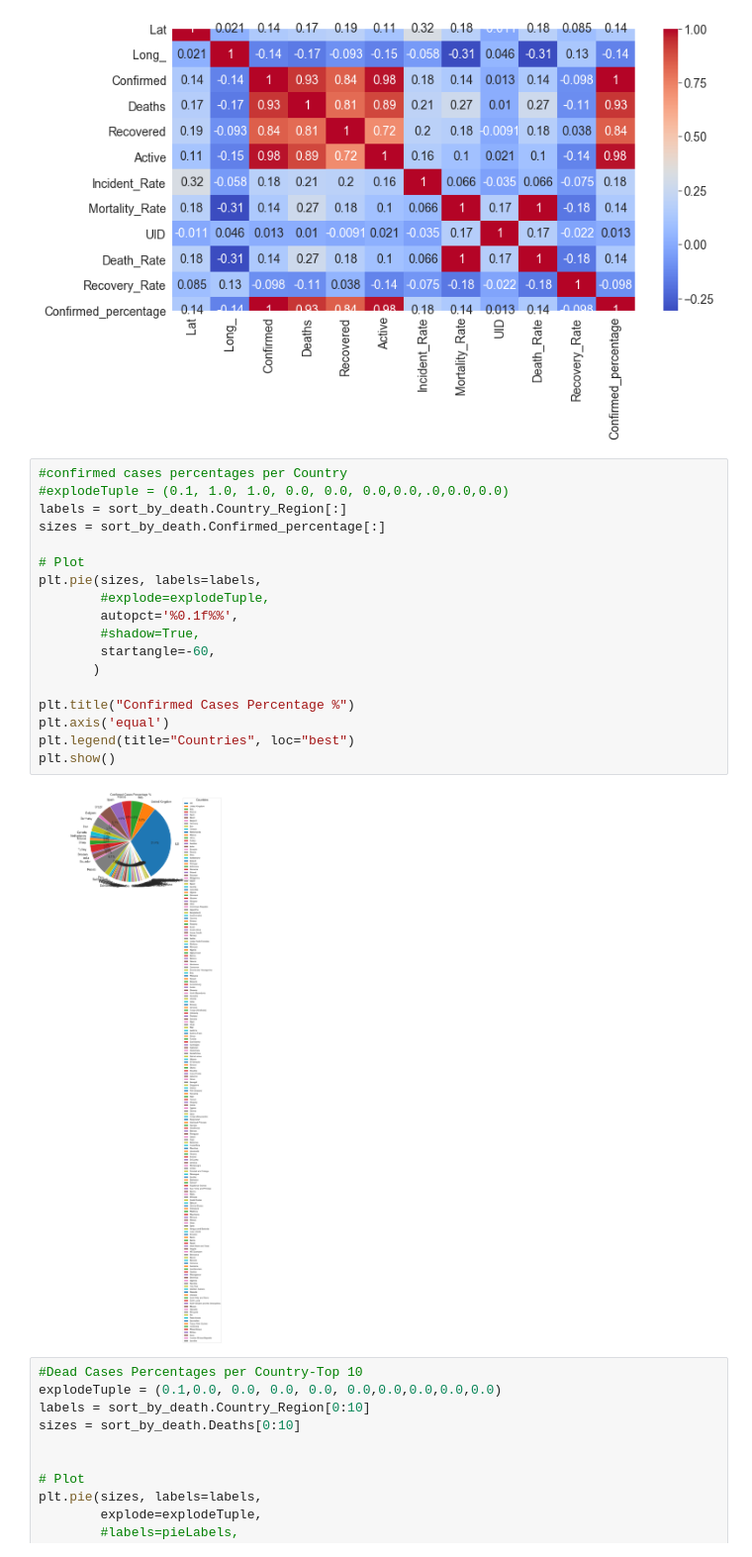
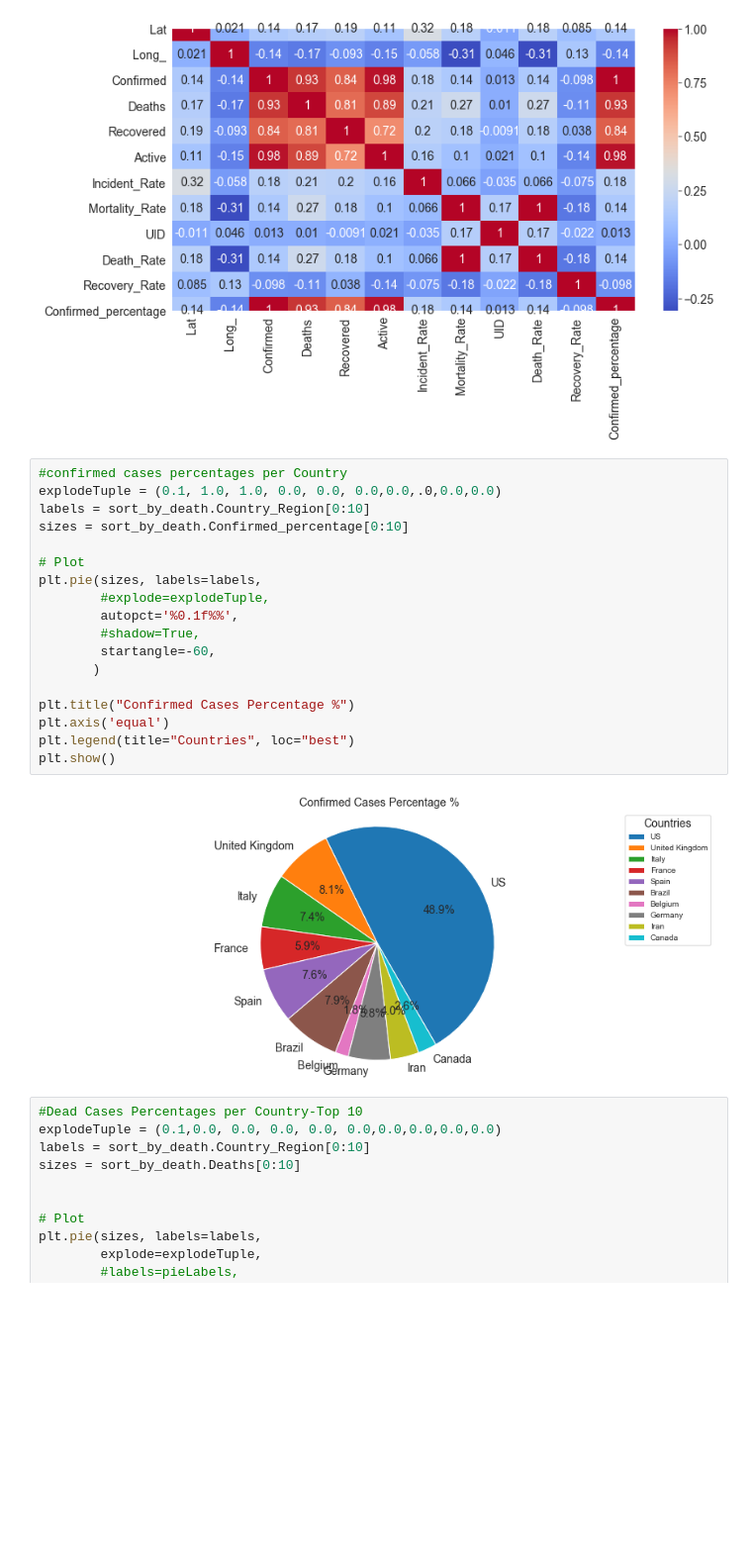
Before and after one commit to Hoda-MA/My-Projects, a Jupyter notebook: Corona-COVID19/Corona.ipynb, the cells around one changed output. Shown at 99% size. Drawn from its saved outputs; the diff is of its cells as text; blank space fills up the shorter version.

```diff
--- a/Corona-COVID19/Corona.ipynb
+++ b/Corona-COVID19/Corona.ipynb
@@ -223,24 +223,24 @@ plt.show()
 [figure]
 # %%
 #confirmed cases percentages per Country
-#explodeTuple = (0.1, 1.0, 1.0, 0.0, 0.0, 0.0,0.0,.0,0.0,0.0)
-labels = sort_by_death.Country_Region[:]
-sizes = sort_by_death.Confirmed_percentage[:]
+explodeTuple = (0.1, 1.0, 1.0, 0.0, 0.0, 0.0,0.0,.0,0.0,0.0)
+labels = sort_by_death.Country_Region[0:10]
+sizes = sort_by_death.Confirmed_percentage[0:10]
 
 # Plot
 plt.pie(sizes, labels=labels,
         #explode=explodeTuple,
         autopct='%0.1f%%',
         #shadow=True,
         startangle=-60,
        )
 
 plt.title("Confirmed Cases Percentage %")
 plt.axis('equal')
 plt.legend(title="Countries", loc="best")
 plt.show()
 # %% [output]
-[figure, old version]
+[figure, new version]
 # %%
 #Dead Cases Percentages per Country-Top 10
 explodeTuple = (0.1,0.0, 0.0, 0.0, 0.0, 0.0,0.0,0.0,0.0,0.0)
```
